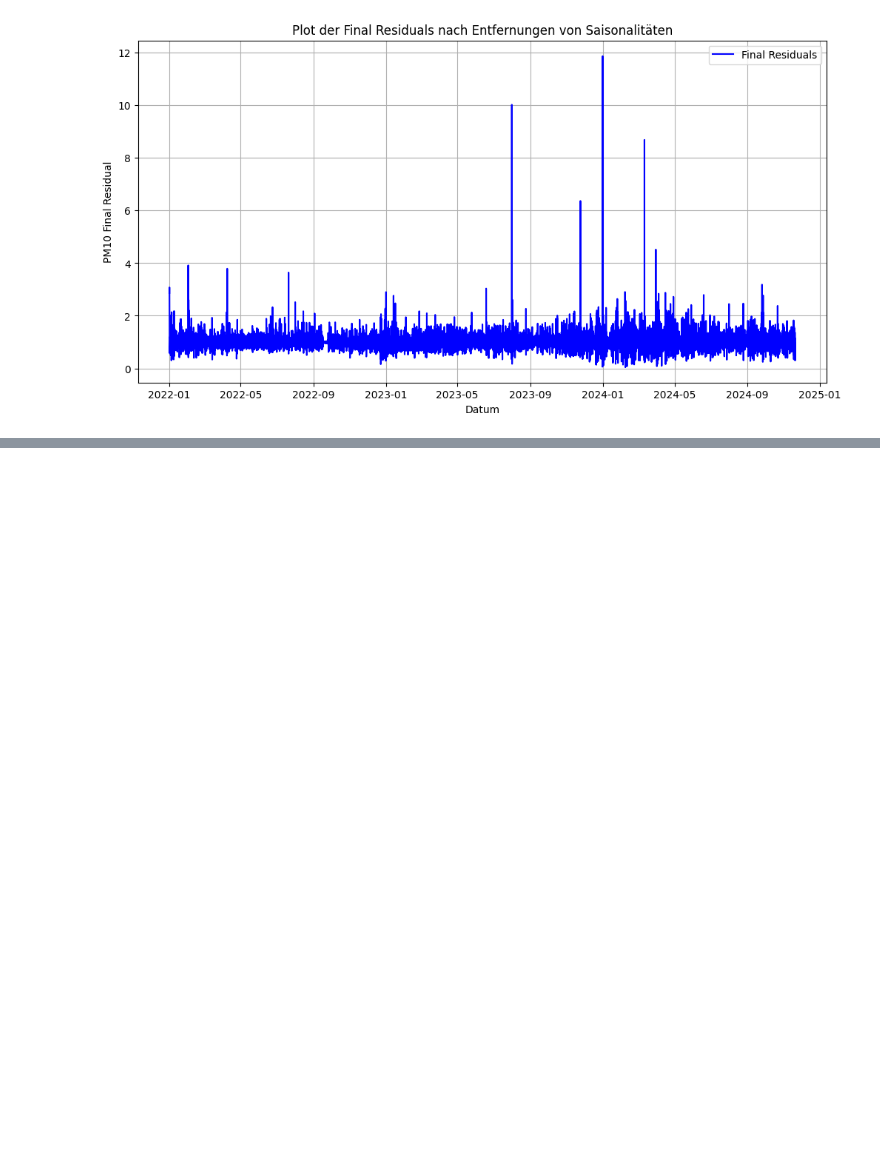
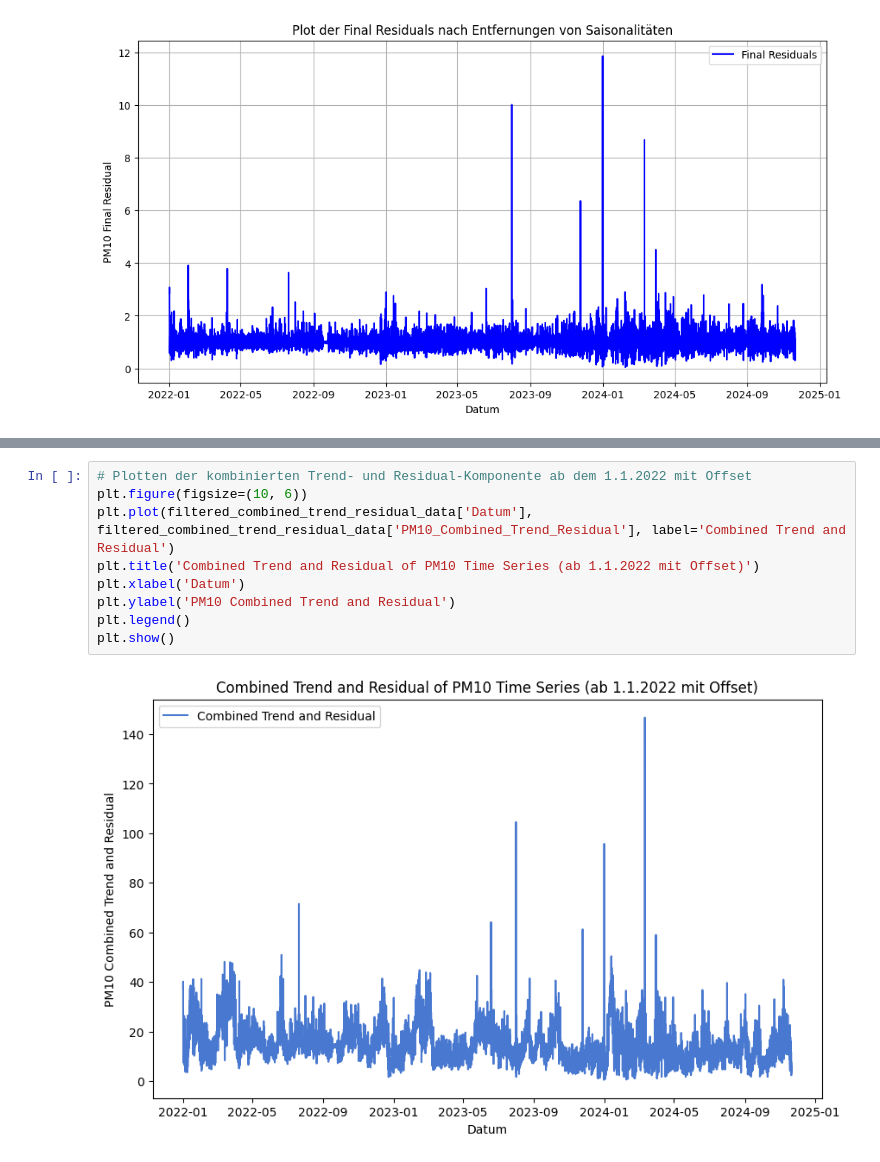
Before and after one commit to joejoejoejor/Its-Wekk, a Jupyter notebook: 4 - Data/2 - Ruben/Targetvariable_timeseries.ipynb, the cells around one changed output, grey strips where cells are left out. Saved outputs shown, nothing was run; the diff lists cells and outputs as text; blank space fills up the shorter version.

```diff
--- a/4 - Data/2 - Ruben/Targetvariable_timeseries.ipynb
+++ b/4 - Data/2 - Ruben/Targetvariable_timeseries.ipynb
@@ -125,0 +243,11 @@ plt.show()
+# %%
+# Plotten der kombinierten Trend- und Residual-Komponente ab dem 1.1.2022 mit Offset
+plt.figure(figsize=(10, 6))
+plt.plot(filtered_combined_trend_residual_data['Datum'], filtered_combined_trend_residual_data['PM10_Combined_Trend_Residual'], label='Combined Trend and Residual')
+plt.title('Combined Trend and Residual of PM10 Time Series (ab 1.1.2022 mit Offset)')
+plt.xlabel('Datum')
+plt.ylabel('PM10 Combined Trend and Residual')
+plt.legend()
+plt.show()
+# %% [output]
+[figure, added]
```
Also changed, not shown: parts of 4 cells of this notebook, 1 other file.
